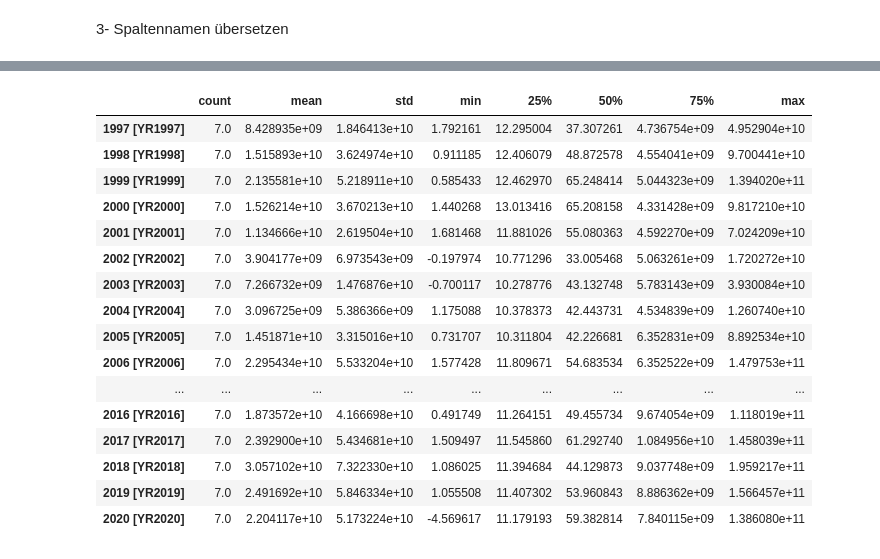
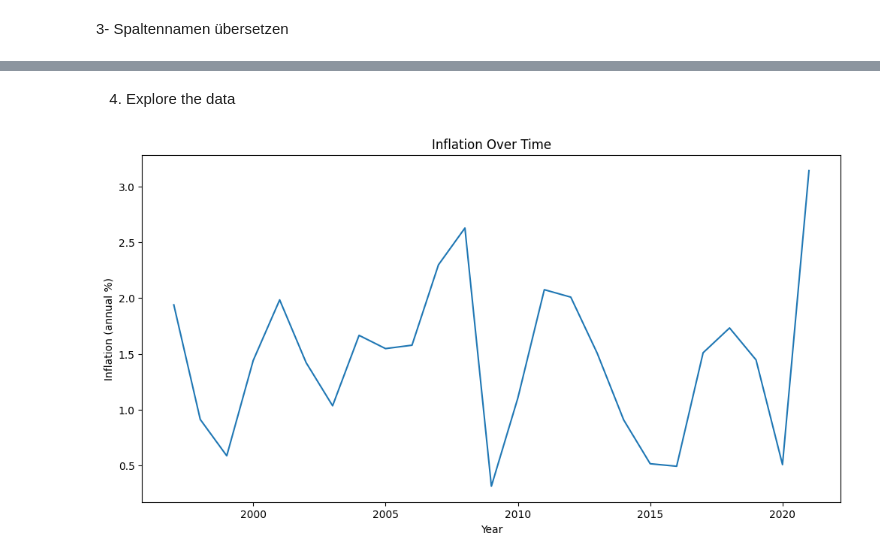
Before and after one commit to mjzago/INTOcode, a Jupyter notebook: Agile Data Project with Python/Germany.ipynb, the cells around one changed output, grey strips where cells are left out. Saved outputs shown, nothing was run; the diff lists cells and outputs as text; code cells hidden in the pictures.

```diff
--- a/Agile Data Project with Python/Germany.ipynb
+++ b/Agile Data Project with Python/Germany.ipynb
@@ -159,20 +147,11 @@ df.head()
-# %%
-df.describe().T
-# %% [output]
-|  | count | mean | std | min | 25% | 50% | 75% | max |
-| 1997 [YR1997] | 7.0 | 8.428935e+09 | 1.846413e+10 | 1.792161 | 12.295004 | 37.307261 | 4.736754e+09 | 4.952904e+10 |
-| 1998 [YR1998] | 7.0 | 1.515893e+10 | 3.624974e+10 | 0.911185 | 12.406079 | 48.872578 | 4.554041e+09 | 9.700441e+10 |
-| 1999 [YR1999] | 7.0 | 2.135581e+10 | 5.218911e+10 | 0.585433 | 12.462970 | 65.248414 | 5.044323e+09 | 1.394020e+11 |
-| 2000 [YR2000] | 7.0 | 1.526214e+10 | 3.670213e+10 | 1.440268 | 13.013416 | 65.208158 | 4.331428e+09 | 9.817210e+10 |
-| 2001 [YR2001] | 7.0 | 1.134666e+10 | 2.619504e+10 | 1.681468 | 11.881026 | 55.080363 | 4.592270e+09 | 7.024209e+10 |
-| 2002 [YR2002] | 7.0 | 3.904177e+09 | 6.973543e+09 | -0.197974 | 10.771296 | 33.005468 | 5.063261e+09 | 1.720272e+10 |
-| 2003 [YR2003] | 7.0 | 7.266732e+09 | 1.476876e+10 | -0.700117 | 10.278776 | 43.132748 | 5.783143e+09 | 3.930084e+10 |
-| 2004 [YR2004] | 7.0 | 3.096725e+09 | 5.386366e+09 | 1.175088 | 10.378373 | 42.443731 | 4.534839e+09 | 1.260740e+10 |
-| 2005 [YR2005] | 7.0 | 1.451871e+10 | 3.315016e+10 | 0.731707 | 10.311804 | 42.226681 | 6.352831e+09 | 8.892534e+10 |
-| 2006 [YR2006] | 7.0 | 2.295434e+10 | 5.533204e+10 | 1.577428 | 11.809671 | 54.683534 | 6.352522e+09 | 1.479753e+11 |
-| ... | ... | ... | ... | ... | ... | ... | ... | ... |
-| 2016 [YR2016] | 7.0 | 1.873572e+10 | 4.166698e+10 | 0.491749 | 11.264151 | 49.455734 | 9.674054e+09 | 1.118019e+11 |
-| 2017 [YR2017] | 7.0 | 2.392900e+10 | 5.434681e+10 | 1.509497 | 11.545860 | 61.292740 | 1.084956e+10 | 1.458039e+11 |
-| 2018 [YR2018] | 7.0 | 3.057102e+10 | 7.322330e+10 | 1.086025 | 11.394684 | 44.129873 | 9.037748e+09 | 1.959217e+11 |
-| 2019 [YR2019] | 7.0 | 2.491692e+10 | 5.846334e+10 | 1.055508 | 11.407302 | 53.960843 | 8.886362e+09 | 1.566457e+11 |
-| 2020 [YR2020] | 7.0 | 2.204117e+10 | 5.173224e+10 | -4.569617 | 11.179193 | 59.382814 | 7.840115e+09 | 1.386080e+11 |
+# %% [markdown]
+4. Explore the data
+# %%
+plt.figure(figsize=(12, 6))
+sns.lineplot(data=df, x='Name der Serie', y='Inflation, Verbraucherpreise (jährlich %)')
+plt.title('Inflation Over Time')
+plt.xlabel('Year')
+plt.ylabel('Inflation (annual %)')
+plt.show()
+# %% [output]
+[figure, added]
```
Also changed, not shown: parts of 4 cells of this notebook.
